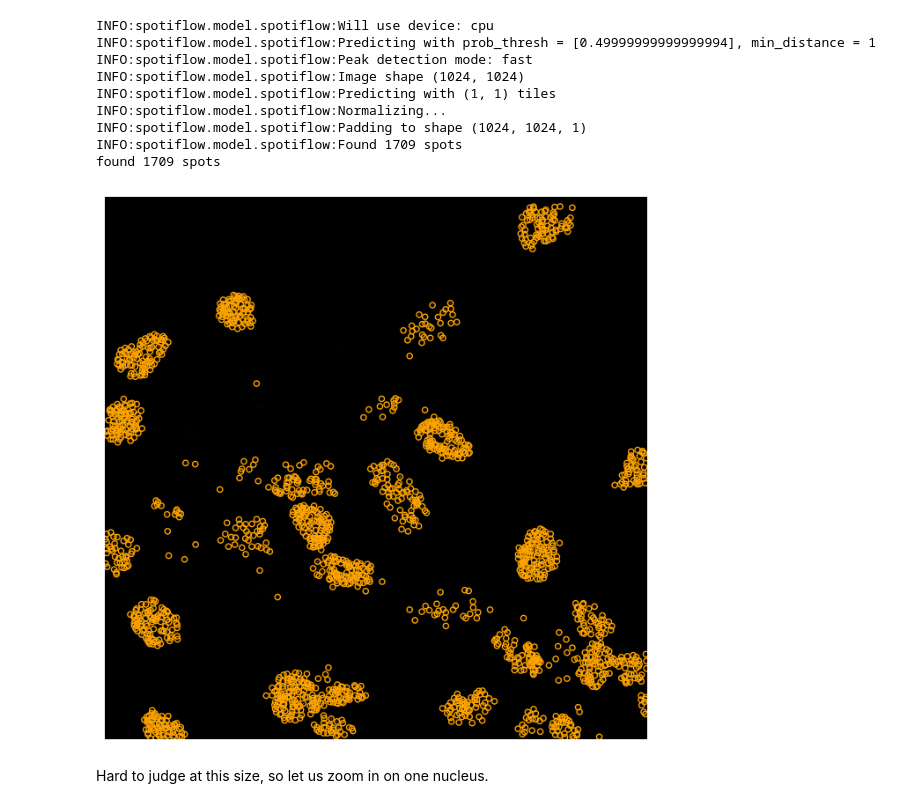
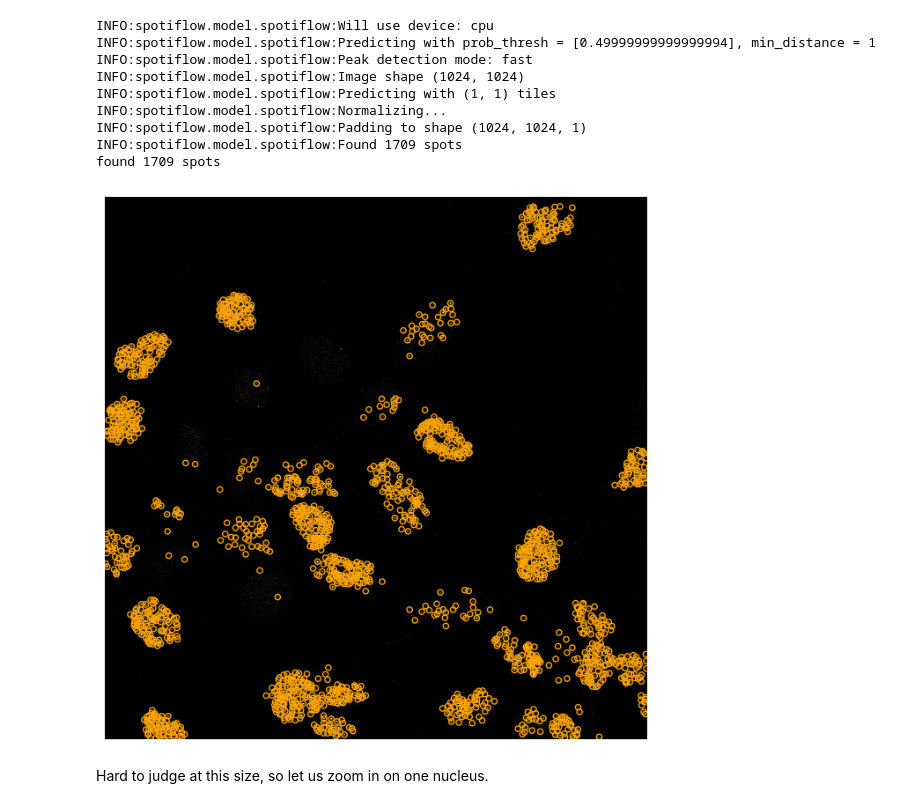
Before and after one commit to NL-BioImaging/NL-BioImageAnalysis-course2026, a Jupyter notebook: day_2/deep_learning/03_spotiflow.ipynb, the cells around one changed output. Cells and saved outputs as stored; diff of their text form; code cells hidden in the pictures.

```diff
--- a/day_2/deep_learning/03_spotiflow.ipynb
+++ b/day_2/deep_learning/03_spotiflow.ipynb
@@ -124,11 +143,11 @@ INFO:spotiflow.model.spotiflow:Found 1709 spots
 found 1709 spots
 # %%
 _ = plt.figure(figsize=(8, 8))
-_ = plt.imshow(img_foci, cmap="gray")
+_ = plt.imshow(img_foci, cmap="gray", vmax=50)
 _ = plt.scatter(points[:, 1], points[:, 0], s=20, facecolors="none", edgecolors="orange")
 _ = plt.axis("off")
 # %% [output]
-[figure, old version]
+[figure, new version]
 # %% [markdown]
 Hard to judge at this size, so let us zoom in on one nucleus.
 # %%
```
Also changed, not shown: parts of 18 cells of this notebook, 7 other files.
